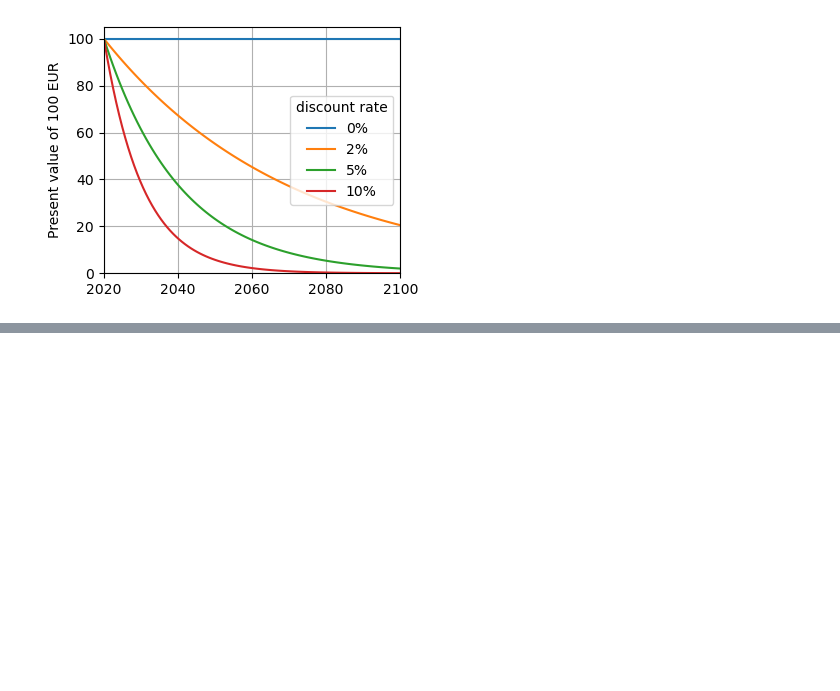
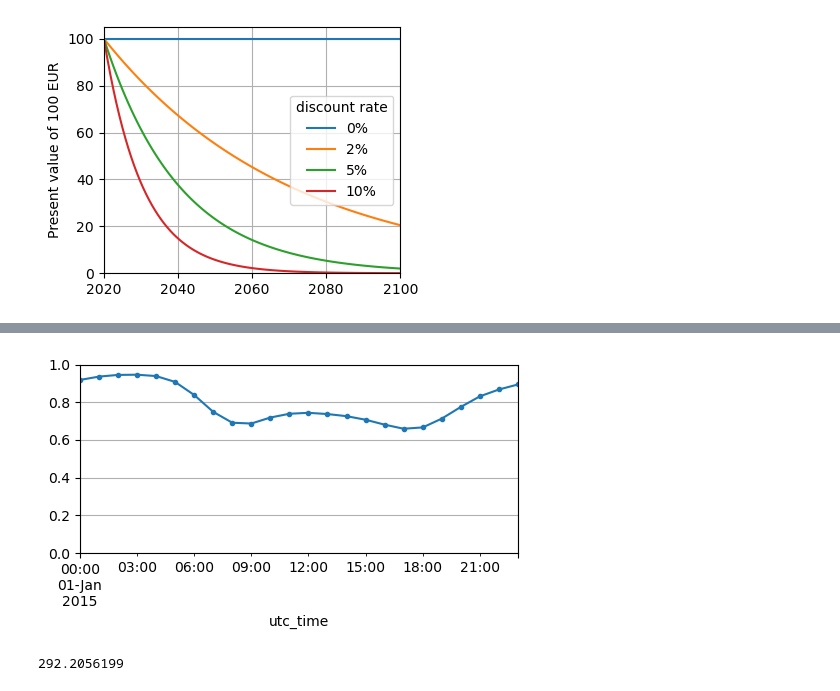
Before and after one commit to martavp/integrated-energy-grids, a Jupyter notebook: Lectures/Drawings_lectures.ipynb, the cells around one changed output, grey strips where cells are left out. Cells and saved outputs as stored; diff of their text form; code cells hidden in the pictures; blank space fills up the shorter version.

```diff
--- a/Lectures/Drawings_lectures.ipynb
+++ b/Lectures/Drawings_lectures.ipynb
@@ -352,0 +405,16 @@ plt.savefig('fig18.png')
+# %%
+data = data_el_EV['PRT']
+mean=data.mean()
+minim=data.min()
+av_max=0.95
+av_min=0.8
+to_plot =av_max-(av_max-av_min)*(data.loc["2015-01-01"]-minim)/(mean-minim)
+ax = to_plot.plot(figsize=(5, 3), marker='.')
+plt.ylim([0,1])
+plt.grid()
+# %% [output]
+[figure, added]
+# %%
+data.min()
+# %% [output]
+292.2056199
```
Also changed, not shown: parts of 4 cells of this notebook, 1 other file.
